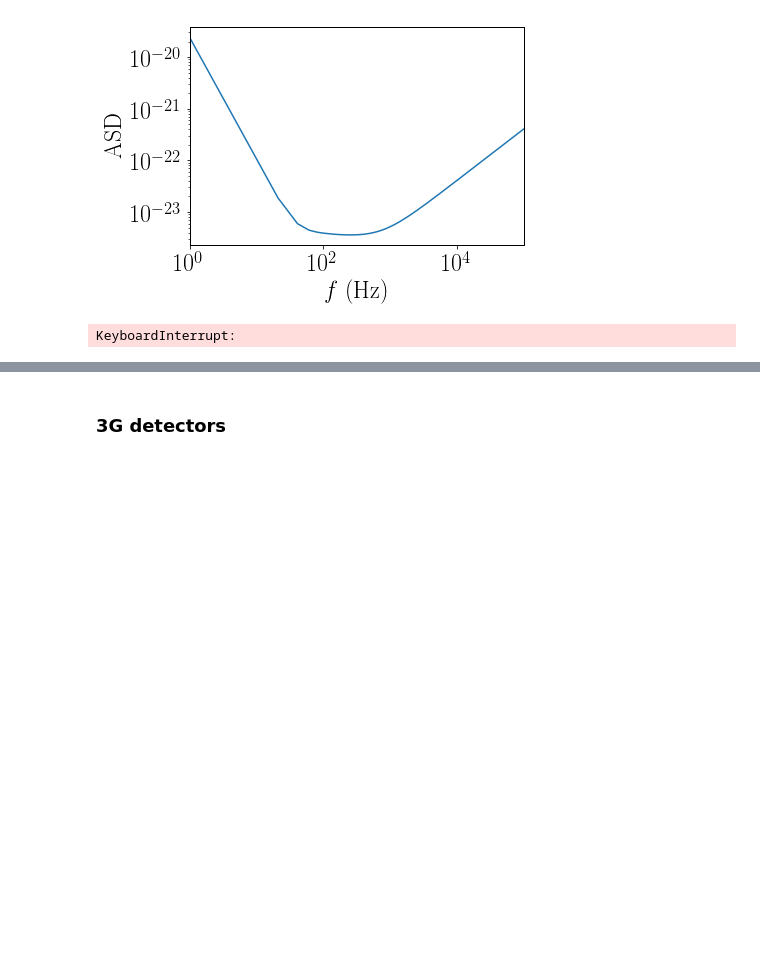
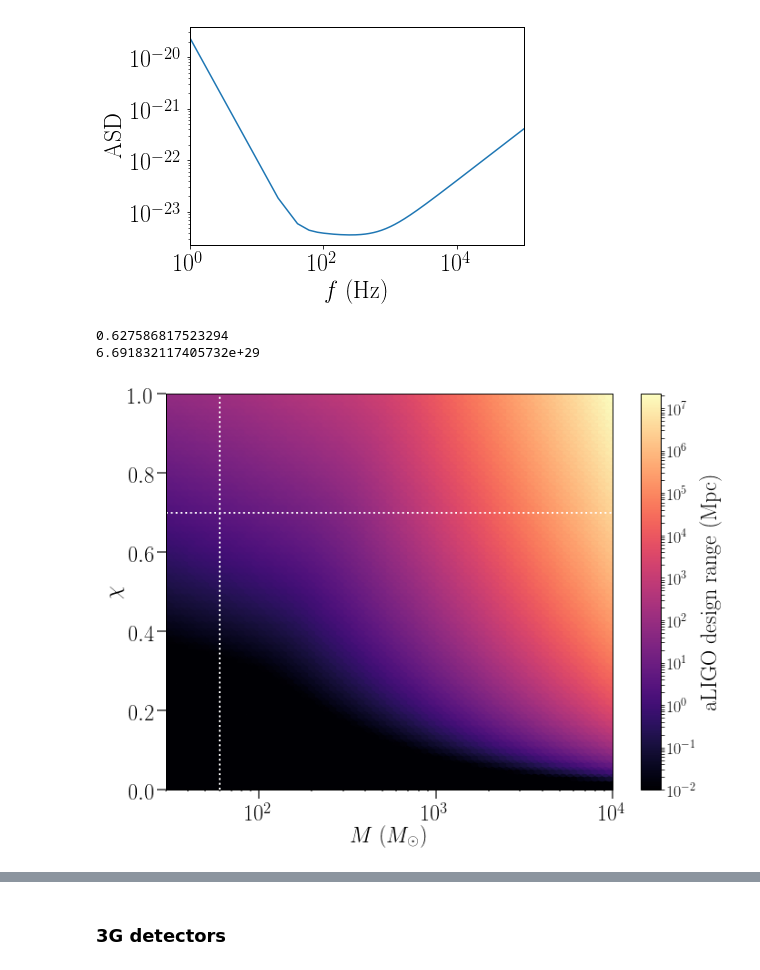
Before and after one commit to maxisi/gwaxion, a Jupyter notebook: examples/range.ipynb, the cells around one changed output, grey strips where cells are left out. Drawn from its saved outputs; the diff is of its cells as text; code cells hidden in the pictures; blank space fills up the shorter version.

Commit message:
horizon

```diff
--- a/examples/range.ipynb
+++ b/examples/range.ipynb
@@ -213,9 +216,12 @@ plt.show(fig)
 # %% [output]
 [figure]
 # %%
-# dfm = df_max[(df_max['h0']>0) & (~np.isnan(df_max['h0']) & (df_max['fgw']>0))].copy()
+dfm = df_max[(df_max['h0']>0) & (~np.isnan(df_max['h0']) & (df_max['fgw']>0))].copy()
 
-# dfm['dmax_design'] = horizon(dfm['h0'], dfm['fgw'], psd=SimNoisePSDaLIGOZeroDetHighPower)
+dfm['dmax_design_flat'] = horizon(dfm['h0'], dfm['fgw'], psd=SimNoisePSDaLIGOZeroDetHighPower)
 
-# print dfm['dmax_design'].min()
-# print dfm['dmax_design'].max()
+print dfm['dmax_design_flat'].min()
+print dfm['dmax_design_flat'].max()
+# %% [output]
+0.627586817523294
+6.691832117405732e+29
@@ -238,10 +227,0 @@ P = interp1d(w_sample, P_sample, bounds_error=False, fill_value=0.0)
-# %%
-# get horizon
-
-mbhs_horizon = np.logspace(np.log10(mbhs_array.min()), np.log10(mbhs_array.max()), 5)
-
-horizons_mpc = []
-for mbh in mbhs_horizon:
-    horizons_mpc.append(find_horizon_range(0.5*mbh, 0.5*mbh, P=P, interpolate_psd=psd_interp, fmin=30, fmax=fhig)[0])
-# %% [output]
-KeyboardInterrupt:
@@ -250,40 +228,42 @@ horizons_mpc
 # %%
-# # colormap for peak h0 vs chi vs M
+# colormap for peak h0 vs chi vs M
 
-# from matplotlib import ticker
+from matplotlib import ticker
 
-# #d = np.ma.masked_array(dfm['dmax_design'], dfm['dmax_design']<1E-3)
-# d = dfm['dmax_design'] / (1E6 * physics.PC_SI)
-# dmin, dmax = 1E-2, d.max()
-# norm = matplotlib.colors.LogNorm(vmin=dmin, vmax=dmax)
+#d = np.ma.masked_array(dfm['dmax_design'], dfm['dmax_design']<1E-3)
+d = dfm['dmax_design_flat'] / (1E6 * physics.PC_SI)
+dmin, dmax = 1E-2, d.max()
+norm = matplotlib.colors.LogNorm(vmin=dmin, vmax=dmax)
 
-# fig, ax = plt.subplots(1, figsize=(11,8))
+fig, ax = plt.subplots(1, figsize=(11,8))
 
-# # plot contours
-# cm = ax.hexbin(dfm['mbh'], dfm['chi'], C=d, cmap='magma', norm=norm,  xscale='log')
+# plot contours
+cm = ax.hexbin(dfm['mbh'], dfm['chi'], C=d, cmap='magma', norm=norm,  xscale='log')
 
-# # plot vertical line at 60 Msun
-# ax.axvline(60, c='w', ls=':', lw=2)
-# ax.axhline(0.7, c='w', ls=':', lw=2)
+# plot vertical line at 60 Msun
+ax.axvline(60, c='w', ls=':', lw=2)
+ax.axhline(0.7, c='w', ls=':', lw=2)
 
-# # add colorbar
-# #b_ticks = np.logspace(hmin, hmax, 7) # np.ceil(np.log10(h0s_ma[~np.isnan(h0s_ma)].max())), 7)
-# cb = plt.colorbar(cm, norm=norm, label=r'aLIGO design range (Mpc)')#, ticks=cb_ticks)
-# cb.ax.tick_params(labelsize=18)
+# add colorbar
+#b_ticks = np.logspace(hmin, hmax, 7) # np.ceil(np.log10(h0s_ma[~np.isnan(h0s_ma)].max())), 7)
+cb = plt.colorbar(cm, norm=norm, label=r'aLIGO design range (Mpc)')#, ticks=cb_ticks)
+cb.ax.tick_params(labelsize=18)
 
-# plt.ylabel(r'$\chi$')
-# plt.xlabel(r'$M$ $(M_\odot)$')
-# ax.patch.set_facecolor("grey")
+plt.ylabel(r'$\chi$')
+plt.xlabel(r'$M$ $(M_\odot)$')
+ax.patch.set_facecolor("grey")
 
-# plt.xlim(30, 1E4)
-# plt.ylim(0, 1)
+plt.xlim(30, 1E4)
+plt.ylim(0, 1)
 
-# ax.tick_params(axis='both', color='0.4', which='both', width=2)
-# ax.tick_params(axis='both', length=10)
+ax.tick_params(axis='both', color='0.4', which='both', width=2)
+ax.tick_params(axis='both', length=10)
 
-# cm.set_rasterized(True)
+cm.set_rasterized(True)
 
-# fig.savefig('cmap_chi_mbh_range-design.pdf', bbox_inches='tight', dpi=400)
+fig.savefig('cmap_chi_mbh_range-design_flat.pdf', bbox_inches='tight', dpi=400)
 
-# plt.show()
-# plt.close()
+plt.show()
+plt.close()
+# %% [output]
+[figure, added]
```
Also changed, not shown: parts of 8 cells of this notebook, 2 other files.
